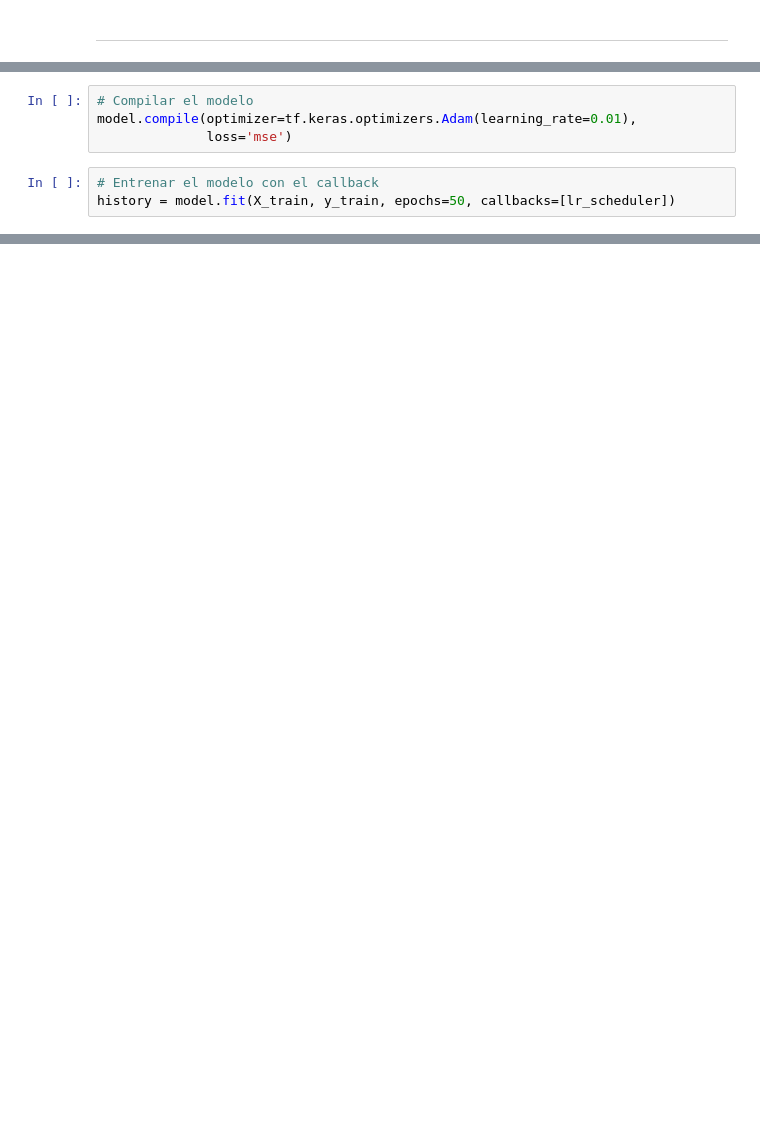
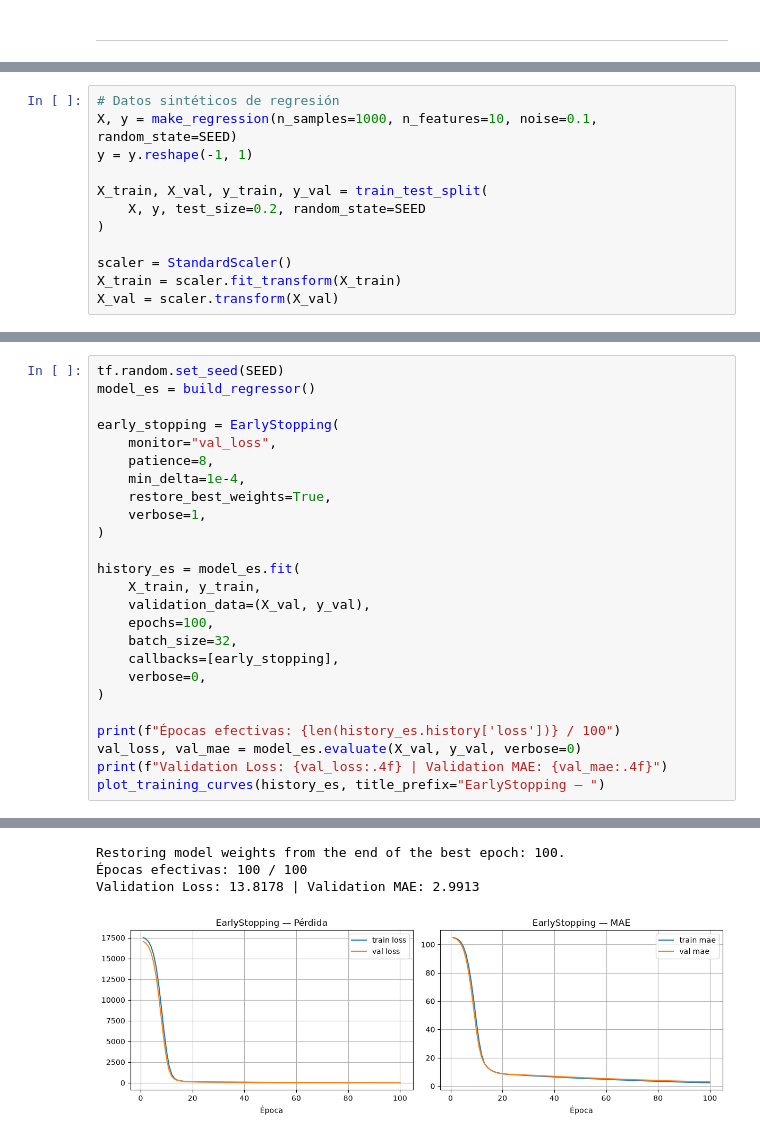
Before and after one commit to contreras-juan/Material-Ciencia-de-Datos, a Jupyter notebook: Deep_Learning/Cuadernos/04_Callbacks.ipynb, the cells around one changed output, grey strips where cells are left out. Drawn from its saved outputs; the diff is of its cells as text; blank space fills up the shorter version.

Commit message:
feature: Agregar sección de Callbacks personalizados

```diff
--- a/Deep_Learning/Cuadernos/04_Callbacks.ipynb
+++ b/Deep_Learning/Cuadernos/04_Callbacks.ipynb
@@ -304,7 +22,0 @@ model = tf.keras.Sequential([
-# %%
-# Compilar el modelo
-model.compile(optimizer=tf.keras.optimizers.Adam(learning_rate=0.01),
-              loss='mse')
-# %%
-# Entrenar el modelo con el callback
-history = model.fit(X_train, y_train, epochs=50, callbacks=[lr_scheduler])
@@ -333,0 +104,12 @@ Epoch 50/50
+# %%
+# Datos sintéticos de regresión
+X, y = make_regression(n_samples=1000, n_features=10, noise=0.1, random_state=SEED)
+y = y.reshape(-1, 1)
+
+X_train, X_val, y_train, y_val = train_test_split(
+    X, y, test_size=0.2, random_state=SEED
+)
+
+scaler = StandardScaler()
+X_train = scaler.fit_transform(X_train)
+X_val = scaler.transform(X_val)
@@ -333,0 +152,26 @@ Epoch 50/50
+# %%
+tf.random.set_seed(SEED)
+model_es = build_regressor()
+
+early_stopping = EarlyStopping(
+    monitor="val_loss",
+    patience=8,
+    min_delta=1e-4,
+    restore_best_weights=True,
+    verbose=1,
+)
+
+history_es = model_es.fit(
+    X_train, y_train,
+    validation_data=(X_val, y_val),
+    epochs=100,
+    batch_size=32,
+    callbacks=[early_stopping],
+    verbose=0,
+)
+
+print(f"Épocas efectivas: {len(history_es.history['loss'])} / 100")
+val_loss, val_mae = model_es.evaluate(X_val, y_val, verbose=0)
+print(f"Validation Loss: {val_loss:.4f} | Validation MAE: {val_mae:.4f}")
+plot_training_curves(history_es, title_prefix="EarlyStopping — ")
+# %% [output]
@@ -333,0 +182,4 @@ Epoch 50/50
+Restoring model weights from the end of the best epoch: 100.
+Épocas efectivas: 100 / 100
+Validation Loss: 13.8178 | Validation MAE: 2.9913
+[figure, added]
```
Also changed, not shown: parts of 69 cells of this notebook, 3 other files.
